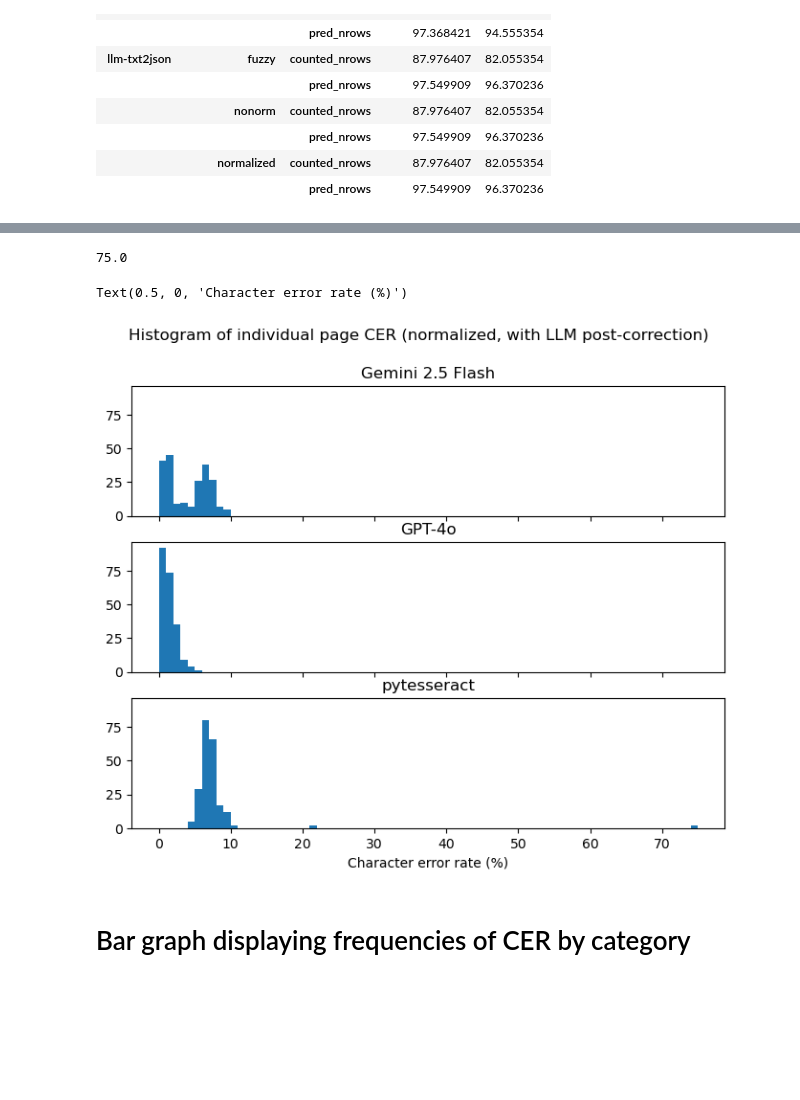
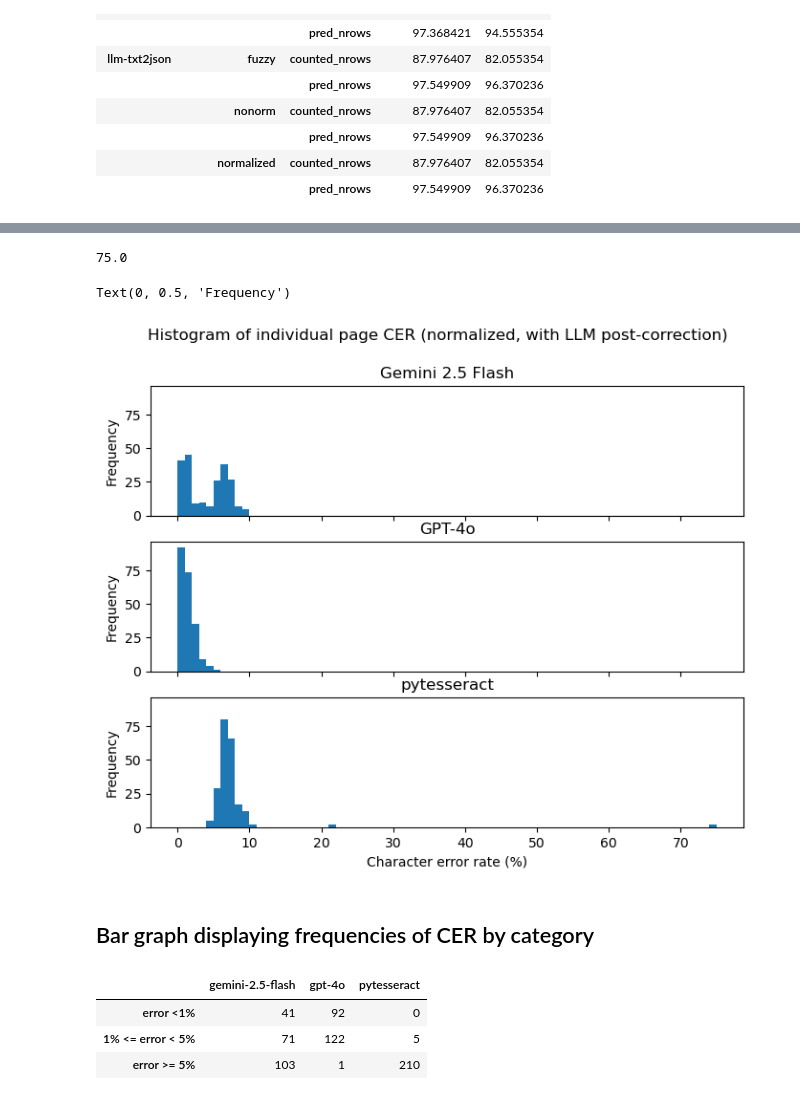
Before and after one commit to GC-20C-Text-Lab/ocr-benchmarking, a Jupyter notebook: src/workflow/text_visualizations.ipynb, the cells around one changed output, grey strips where cells are left out. Drawn from its saved outputs; the diff is of its cells as text; code cells hidden in the pictures; blank space fills up the shorter version.

```diff
--- a/src/workflow/text_visualizations.ipynb
+++ b/src/workflow/text_visualizations.ipynb
@@ -419,25 +478,28 @@ all_wer_pct = llm_txt[
 # %%
 # Compare error rates of different models/methods
 fig, (ax0, ax1, ax2) = plt.subplots(nrows=3, ncols=1, figsize=(8, 6), sharex=True, sharey=True)
 fig.suptitle('Histogram of individual page CER (normalized, with LLM post-correction)')
 
 print(np.ceil(np.max(all_cer_pct.drop(DF_INFO_COLS, axis='columns'))))
 
 bin_width_even = range(0, int(np.ceil(np.max(all_cer_pct.drop(DF_INFO_COLS, axis='columns'))) + 1), 1)
 
 ax0.hist(all_cer_pct['gemini-2.5-flash'], bins=bin_width_even)
 ax0.set_title('Gemini 2.5 Flash')
+ax0.set_ylabel('Frequency')
 ax1.hist(all_cer_pct['gpt-4o'], bins=bin_width_even)
 ax1.set_title('GPT-4o')
+ax1.set_ylabel('Frequency')
 ax2.hist(all_cer_pct['pytesseract'], bins=bin_width_even)
 ax2.set_title('pytesseract')
 ax2.set_xlabel('Character error rate (%)')
+ax2.set_ylabel('Frequency')
 # %% [output]
 75.0
-Text(0.5, 0, 'Character error rate (%)')
+Text(0, 0.5, 'Frequency')
-[figure, old version]
+[figure, new version]
 # %% [markdown]
-# Bar graph displaying frequencies of CER by category
+## Bar graph displaying frequencies of CER by category
 # %%
 def er_freqs_from(df):
     error_rates_only = df.drop(columns=DF_INFO_COLS)
@@ -452,6 +514,12 @@ def er_freqs_from(df):
     return er_combined
 cer_combined = er_freqs_from(all_cer_pct)
 wer_combined = er_freqs_from(all_wer_pct)
+cer_combined.head()
+# %% [output]
+|  | gemini-2.5-flash | gpt-4o | pytesseract |
+| error <1% | 41 | 92 | 0 |
+| 1% <= error < 5% | 71 | 122 | 5 |
+| error >= 5% | 103 | 1 | 210 |
 # %%
 # Similar histogram as above, but uses separately-sized bins.
 fig, axes = plt.subplots(nrows=1, ncols=2, figsize=(10, 5), sharey=True)
```
Also changed, not shown: parts of 27 cells of this notebook.
